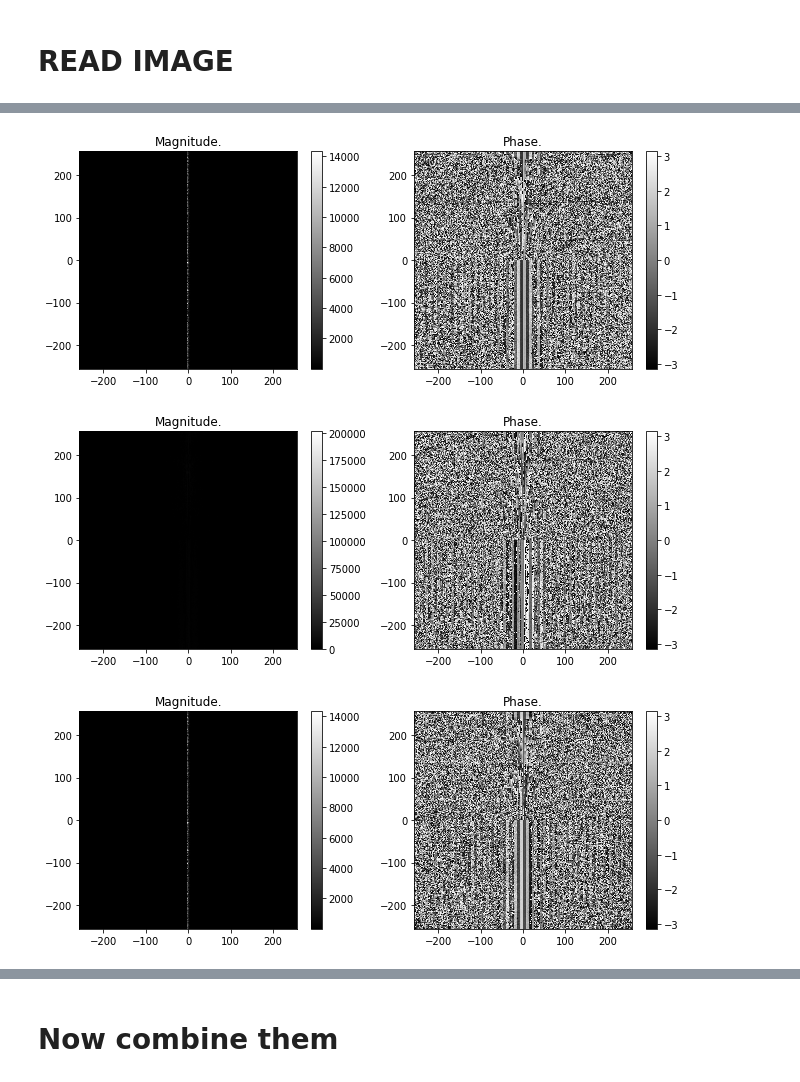
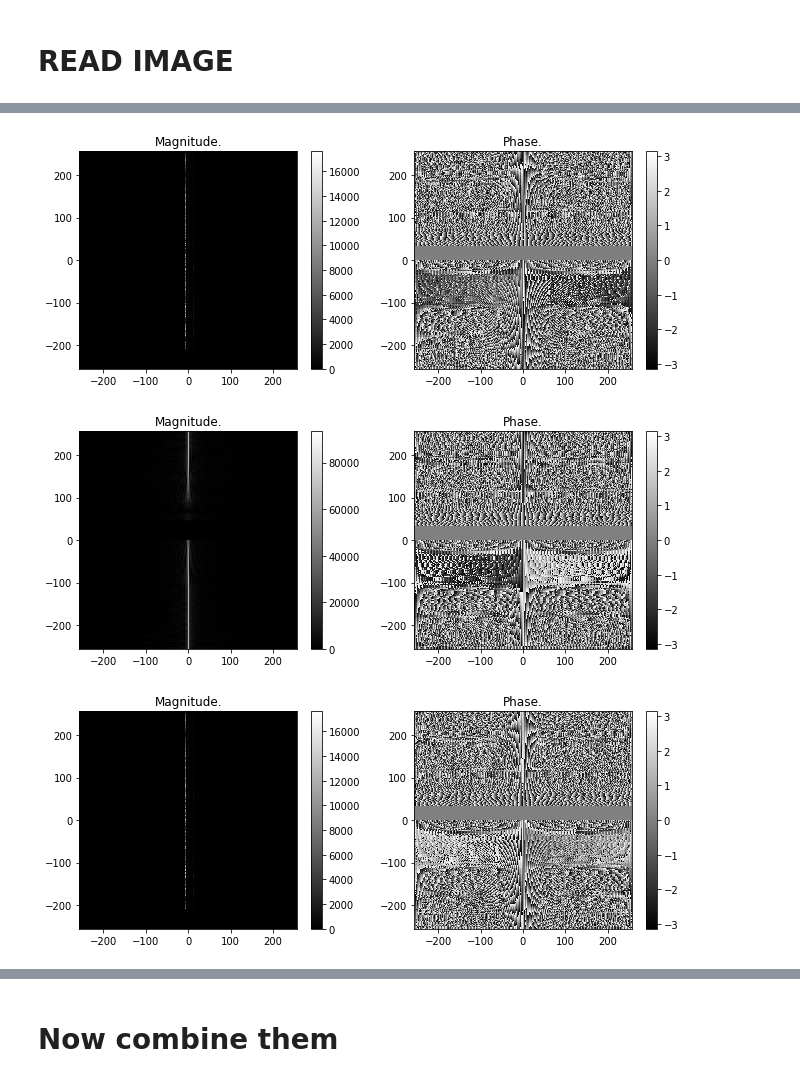
Before and after one commit to RmrezG/VisualizadorPDS, a Jupyter notebook: proyecto_final.ipynb, the cells around one changed output, grey strips where cells are left out. Saved outputs shown, nothing was run; the diff lists cells and outputs as text; code cells hidden in the pictures.

```diff
--- a/proyecto_final.ipynb
+++ b/proyecto_final.ipynb
@@ -72,7 +72,7 @@ magn_chan2, phas_chan2 = real_imag2magn_phas(X_chan2.real, X_chan2.imag)
 # %%
 # Load image
 
-img_BGR = cv2.imread('azul3.jpg')
+img_BGR = cv2.imread('azul.jpg')
 img_BGR = cv2.resize(img_BGR, (512, 512))
 n_rows, n_cols, n_channs = img_BGR.shape
 
@@ -131,17 +131,27 @@ show_spectrum(magn_IMG[:, :, 2], phas_IMG[:, :, 2])
+# %%
+# AUX function to Modulate image with sound spectrum
+# Esta es la función en la que deben modelar su diseño
+def modulate(obj, modulator):
+    img_out = np.zeros_like(obj)
+    img_out[:, :, 0] = np.multiply(0.000005*modulator, obj[:, :, 0])
+    img_out[:, :, 1] = obj[:, :, 1]
+    img_out[:, :, 2] = np.multiply(0.000005*modulator, obj[:, :, 2])
+    return(img_out)
+    #return(phas_IMG)
 # %%
-modul = modulate(magn_IMG, magn_chan1[20, :].T)
-modul2 = modulate(modul, magn_chan1[20, :].T)
+modul = modulate(magn_IMG, magn_chan1[2000, :].T)
+modul2 = modulate(modul, magn_chan1[2000, :].T)
 modul2[:, :, 2] = fftshift(modul2[:, :, 2])
 #modul2[:, :, 1] = fftshift(modul2[:, :, 1])
 modul2[:, :, 0] = fftshift(modul2[:, :, 0])
 
 show_spectrum(modul2[:, :, 0], phas_IMG[:, :, 0])
 show_spectrum(modul2[:, :, 1], phas_IMG[:, :, 1])
 show_spectrum(modul2[:, :, 2], phas_IMG[:, :, 2])
 # %% [output]
-[figure, old version]
+[figure, new version]
-[figure, old version]
+[figure, new version]
-[figure, old version]
+[figure, new version]
 # %%
 real, imag = magn_phas2real_imag(modul2,phas_IMG)
 IMG_new = np.vectorize(complex)(real,imag)
```
Also changed, not shown: parts of 5 cells of this notebook, 7 other files.
